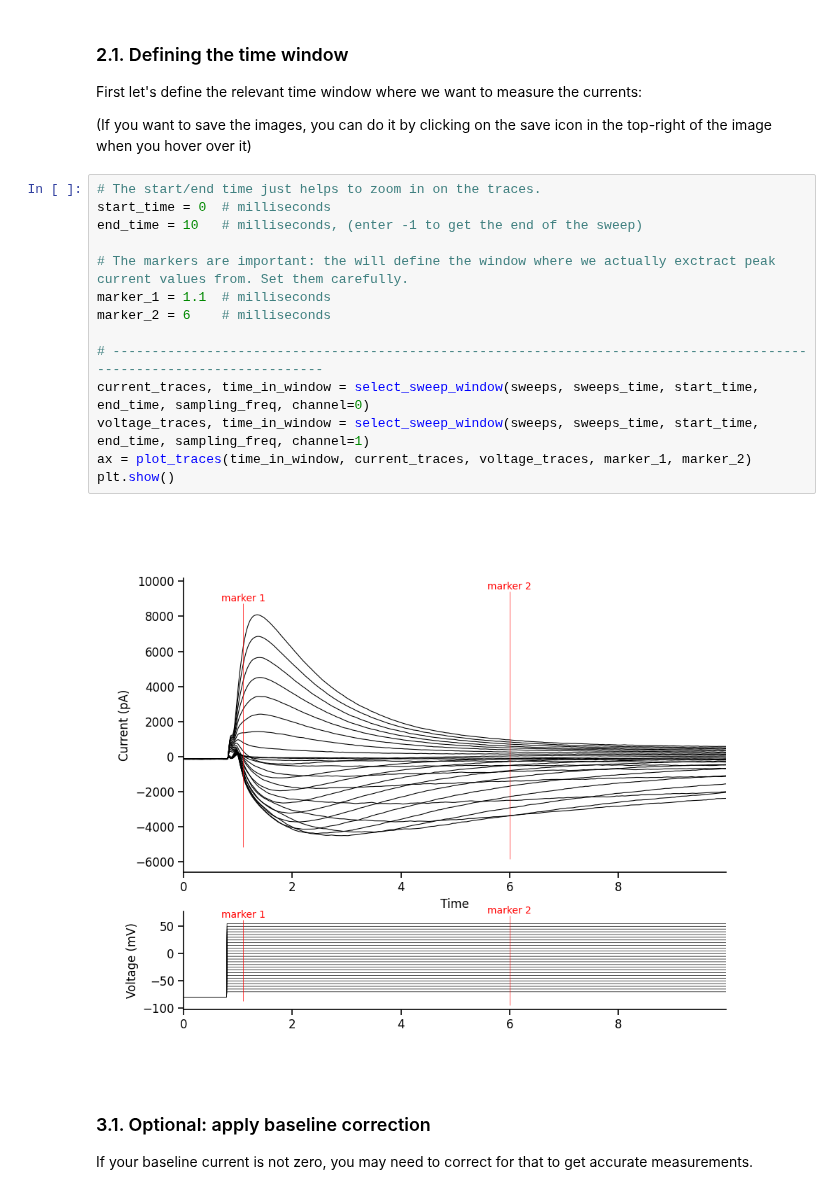
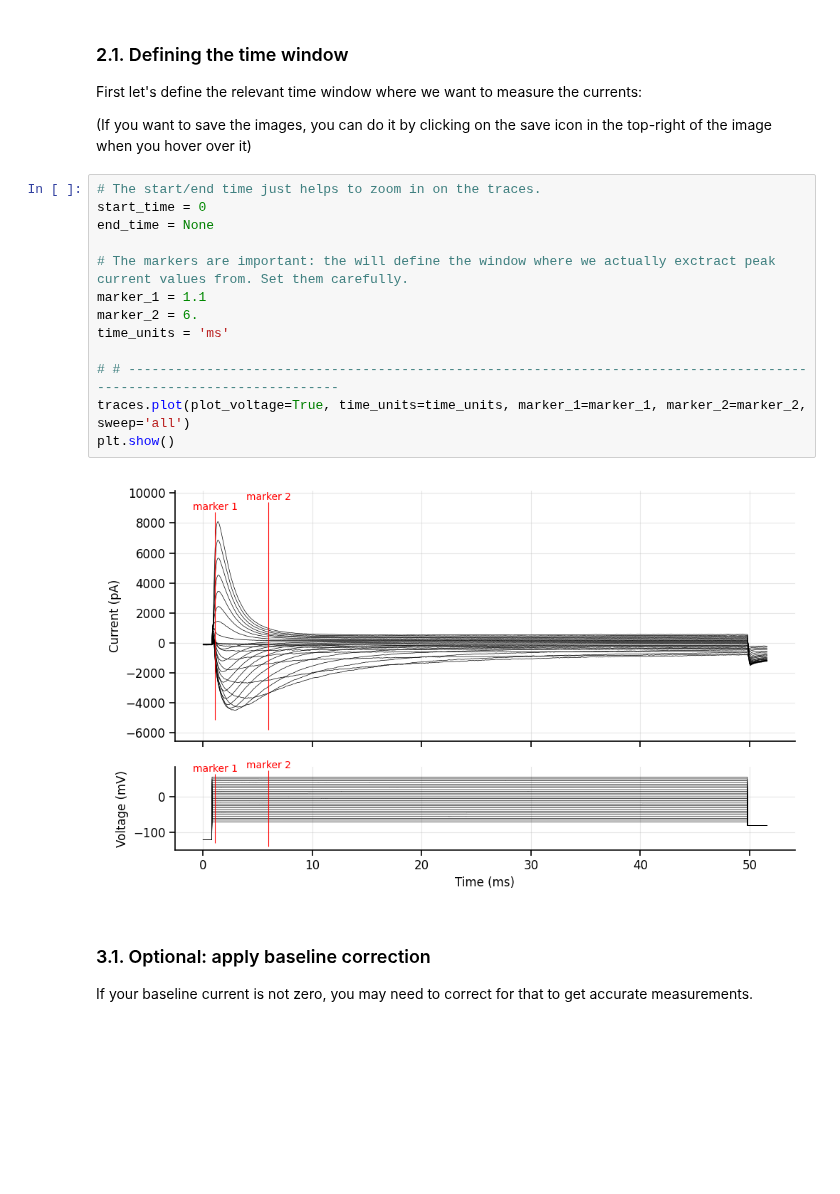
Before and after one commit to argalloni/CSHL_IonChannels2025, a Jupyter notebook: Analysis 1 - Na activation I-V.ipynb, the cells around one changed output. Cells and saved outputs as stored; diff of their text form; blank space fills up the shorter version.

```diff
--- a/Analysis 1 - Na activation I-V.ipynb
+++ b/Analysis 1 - Na activation I-V.ipynb
@@ -59,22 +66,21 @@ sampling freq: 99999.99999999999 Hz
 First let's define the relevant time window where we want to measure the currents:
 
 (If you want to save the images, you can do it by clicking on the save icon in the top-right of the image when you hover over it)
-# %%
-# The start/end time just helps to zoom in on the traces.
-start_time = 0  # milliseconds
-end_time = 10   # milliseconds, (enter -1 to get the end of the sweep)
-
-# The markers are important: the will define the window where we actually exctract peak current values from. Set them carefully.
-marker_1 = 1.1  # milliseconds
-marker_2 = 6    # milliseconds
-
-# ----------------------------------------------------------------------------------------------------------------------
-current_traces, time_in_window = select_sweep_window(sweeps, sweeps_time, start_time, end_time, sampling_freq, channel=0)
-voltage_traces, time_in_window = select_sweep_window(sweeps, sweeps_time, start_time, end_time, sampling_freq, channel=1)
-ax = plot_traces(time_in_window, current_traces, voltage_traces, marker_1, marker_2)
-plt.show()
-# %% [output]
-[figure, removed]
+# %%
+# The start/end time just helps to zoom in on the traces.
+start_time = 0
+end_time = None
+
+# The markers are important: the will define the window where we actually exctract peak current values from. Set them carefully.
+marker_1 = 1.1
+marker_2 = 6.
+time_units = 'ms'
+
+# # ----------------------------------------------------------------------------------------------------------------------
+traces.plot(plot_voltage=True, time_units=time_units, marker_1=marker_1, marker_2=marker_2, sweep='all')
+plt.show()
+# %% [output]
+[figure, added]
 # %% [markdown]
 ### 3.1. Optional: apply baseline correction
 
```
Also changed, not shown: parts of 14 cells of this notebook, 13 other files.
